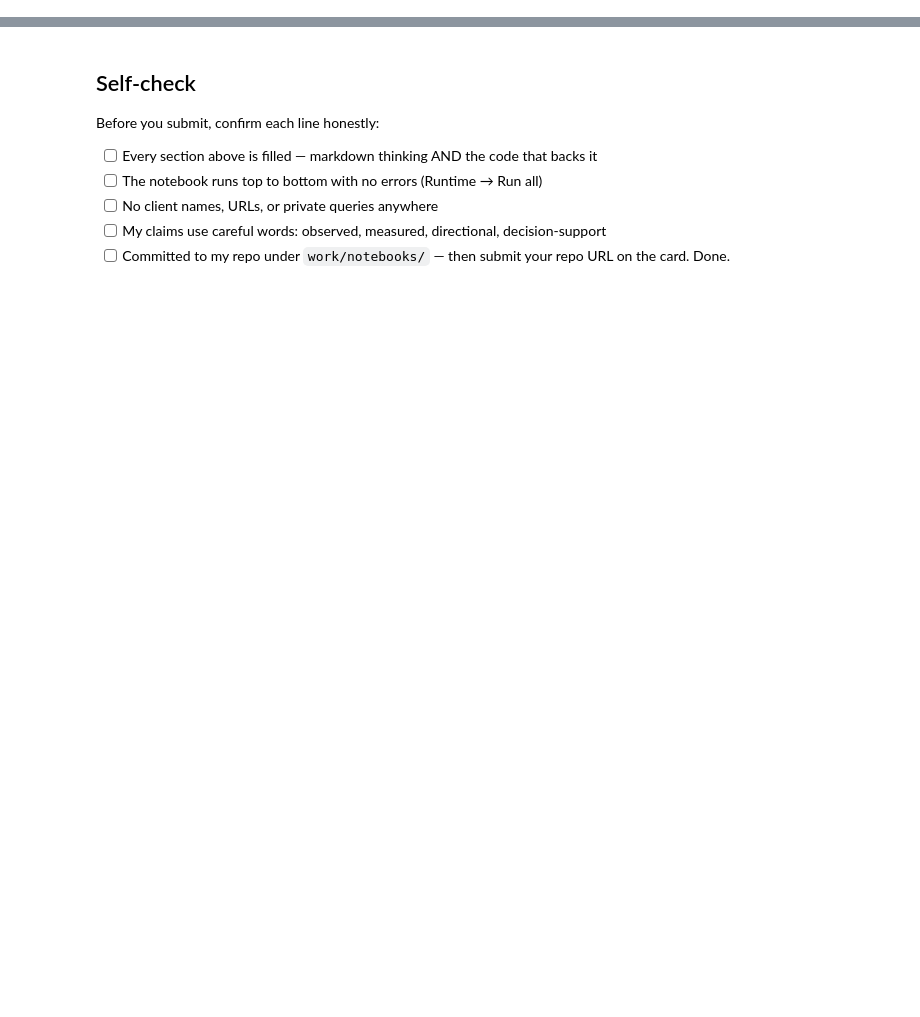
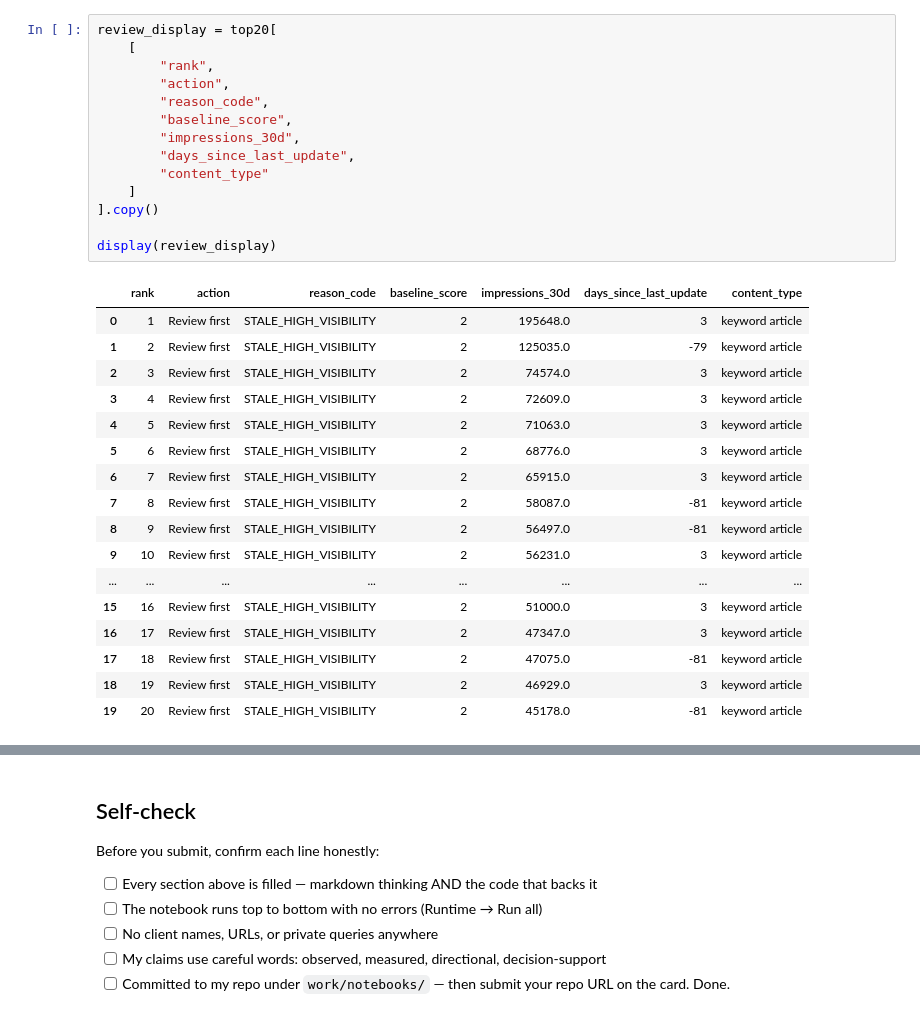
Before and after one commit to karthik-srivathsa-05/flyrank-ai, a Jupyter notebook: work/notebooks/w04_baseline_score.ipynb, the cells around one changed output, grey strips where cells are left out. Cells and saved outputs as stored; diff of their text form; blank space fills up the shorter version.

```diff
--- a/work/notebooks/w04_baseline_score.ipynb
+++ b/work/notebooks/w04_baseline_score.ipynb
@@ -36,0 +577,32 @@ This skeleton is yours to fill. Work the sections **in order** — each one has
+# %%
+review_display = top20[
+    [
+        "rank",
+        "action",
+        "reason_code",
+        "baseline_score",
+        "impressions_30d",
+        "days_since_last_update",
+        "content_type"
+    ]
+].copy()
+
+display(review_display)
+# %% [output]
+|  | rank | action | reason_code | baseline_score | impressions_30d | days_since_last_update | content_type |
+| 0 | 1 | Review first | STALE_HIGH_VISIBILITY | 2 | 195648.0 | 3 | keyword article |
+| 1 | 2 | Review first | STALE_HIGH_VISIBILITY | 2 | 125035.0 | -79 | keyword article |
+| 2 | 3 | Review first | STALE_HIGH_VISIBILITY | 2 | 74574.0 | 3 | keyword article |
+| 3 | 4 | Review first | STALE_HIGH_VISIBILITY | 2 | 72609.0 | 3 | keyword article |
+| 4 | 5 | Review first | STALE_HIGH_VISIBILITY | 2 | 71063.0 | 3 | keyword article |
+| 5 | 6 | Review first | STALE_HIGH_VISIBILITY | 2 | 68776.0 | 3 | keyword article |
+| 6 | 7 | Review first | STALE_HIGH_VISIBILITY | 2 | 65915.0 | 3 | keyword article |
+| 7 | 8 | Review first | STALE_HIGH_VISIBILITY | 2 | 58087.0 | -81 | keyword article |
+| 8 | 9 | Review first | STALE_HIGH_VISIBILITY | 2 | 56497.0 | -81 | keyword article |
+| 9 | 10 | Review first | STALE_HIGH_VISIBILITY | 2 | 56231.0 | 3 | keyword article |
+| ... | ... | ... | ... | ... | ... | ... | ... |
+| 15 | 16 | Review first | STALE_HIGH_VISIBILITY | 2 | 51000.0 | 3 | keyword article |
+| 16 | 17 | Review first | STALE_HIGH_VISIBILITY | 2 | 47347.0 | 3 | keyword article |
+| 17 | 18 | Review first | STALE_HIGH_VISIBILITY | 2 | 47075.0 | -81 | keyword article |
+| 18 | 19 | Review first | STALE_HIGH_VISIBILITY | 2 | 46929.0 | 3 | keyword article |
+| 19 | 20 | Review first | STALE_HIGH_VISIBILITY | 2 | 45178.0 | -81 | keyword article |
```
Also changed, not shown: parts of 29 cells of this notebook.
